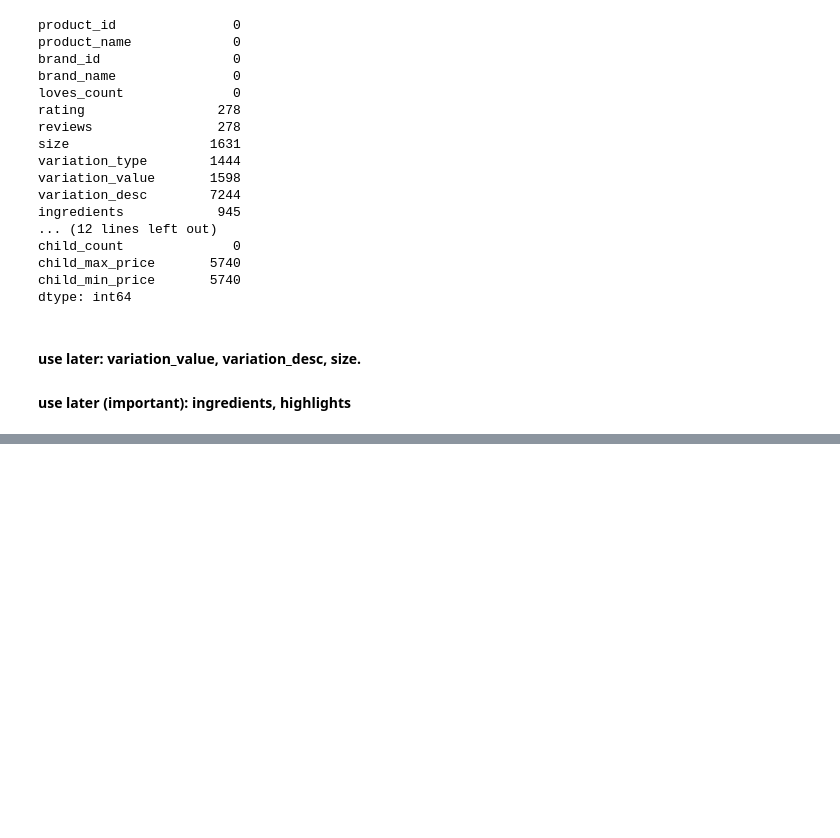
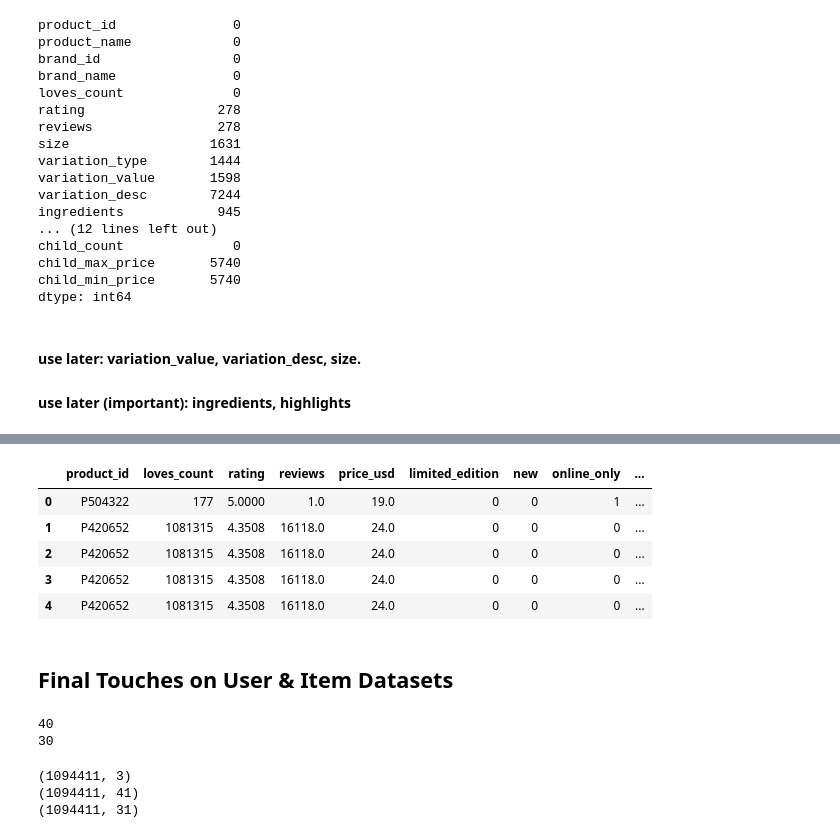
Before and after one commit to nurs-1502/Web_Mining_Project, a Jupyter notebook: web_mining_project.ipynb, the cells around one changed output, grey strips where cells are left out. Saved outputs shown, nothing was run; the diff lists cells and outputs as text; code cells hidden in the pictures; blank space fills up the shorter version.

Commit message:
prepare datasets, build nn

```diff
--- a/web_mining_project.ipynb
+++ b/web_mining_project.ipynb
@@ -102,3 +140,15 @@ for col in columns_to_impute:
             df_cleaned[col] = pd.to_numeric(df_cleaned[col], errors='coerce').fillna(df_cleaned[col].median())
         elif col == 'reviews':
             df_cleaned[col] = pd.to_numeric(df_cleaned[col], errors='coerce').fillna(0)
+
+# Fill missing categorical with "Unknown"
+df_cleaned['primary_category'] = df_cleaned['primary_category'].fillna("Unknown")
+df_cleaned['variation_type'] = df_cleaned['variation_type'].fillna("Unknown")
+
+# One-hot encode variation_type and primary_category (few unique values)
+df_encoded = pd.get_dummies(df_cleaned, columns=['variation_type', 'primary_category'], prefix=['var_type', 'pc'])
+
+# Final item feature matrix
+df_encoded = df_encoded.astype({col: 'int' for col in df_encoded.columns if df_encoded[col].dtype == 'bool'})
+df_encoded = df_encoded.drop(columns=['ingredients', 'highlights', 'secondary_category'])
+df_encoded = df_encoded.drop(['brand_id', 'brand_freq', 'brand_freq_log'], axis=1)
@@ -115,10 +154,0 @@ df_encoded = pd.get_dummies(df_cleaned, columns=['variation_type', 'primary_cate
-# %%
-# Save brand_id as a separate integer column for embedding
-brand_id_for_embedding = df_encoded['brand_id'].values.reshape(-1, 1)
-
-# Drop brand_id from the rest of the features (to avoid duplication)
-df_encoded = df_encoded.drop(columns=['brand_id'])
-# %%
-# Save product_id separately (not used in training features, but useful for reference)
-product_ids = df_encoded['product_id'].values
-df_encoded = df_encoded.drop(columns=['product_id'])
@@ -136,0 +155,2 @@ array(['P473671', 'P473668', 'P473662', ..., 'P504428', 'P504448',
+# %%
+item_features_ordered = df_reviews_final[['product_id']].merge(df_encoded, on="product_id", how="left")
@@ -136,0 +251,23 @@ array(['P473671', 'P473668', 'P473662', ..., 'P504428', 'P504448',
+# %%
+item_features_ordered.head()
+# %% [output]
+|  | product_id | loves_count | rating | reviews | price_usd | limited_edition | new | online_only | ... |
+| 0 | P504322 | 177 | 5.0000 | 1.0 | 19.0 | 0 | 0 | 1 | ... |
+| 1 | P420652 | 1081315 | 4.3508 | 16118.0 | 24.0 | 0 | 0 | 0 | ... |
+| 2 | P420652 | 1081315 | 4.3508 | 16118.0 | 24.0 | 0 | 0 | 0 | ... |
+| 3 | P420652 | 1081315 | 4.3508 | 16118.0 | 24.0 | 0 | 0 | 0 | ... |
+| 4 | P420652 | 1081315 | 4.3508 | 16118.0 | 24.0 | 0 | 0 | 0 | ... |
+# %% [markdown]
+## Final Touches on User & Item Datasets
+# %%
+num_user_features = user_features_ordered.shape[1] - 1
+num_item_features = item_features_ordered.shape[1] - 1
+
+u_s = 1  # start of columns to use in training, user
+i_s = 1  # start of columns to use in training, items
+
+print(num_user_features)
+print(num_item_features)
+# %% [output]
+40
+30
@@ -136,0 +277,11 @@ array(['P473671', 'P473668', 'P473662', ..., 'P504428', 'P504448',
+# %%
+user_features_ordered_np = user_features_ordered.to_numpy()
+item_features_ordered_np = item_features_ordered.to_numpy()
+
+print(df_reviews_final.shape)
+print(user_features_ordered.shape)
+print(item_features_ordered.shape)
+# %% [output]
+(1094411, 3)
+(1094411, 41)
+(1094411, 31)
```
Also changed, not shown: parts of 35 cells of this notebook.
